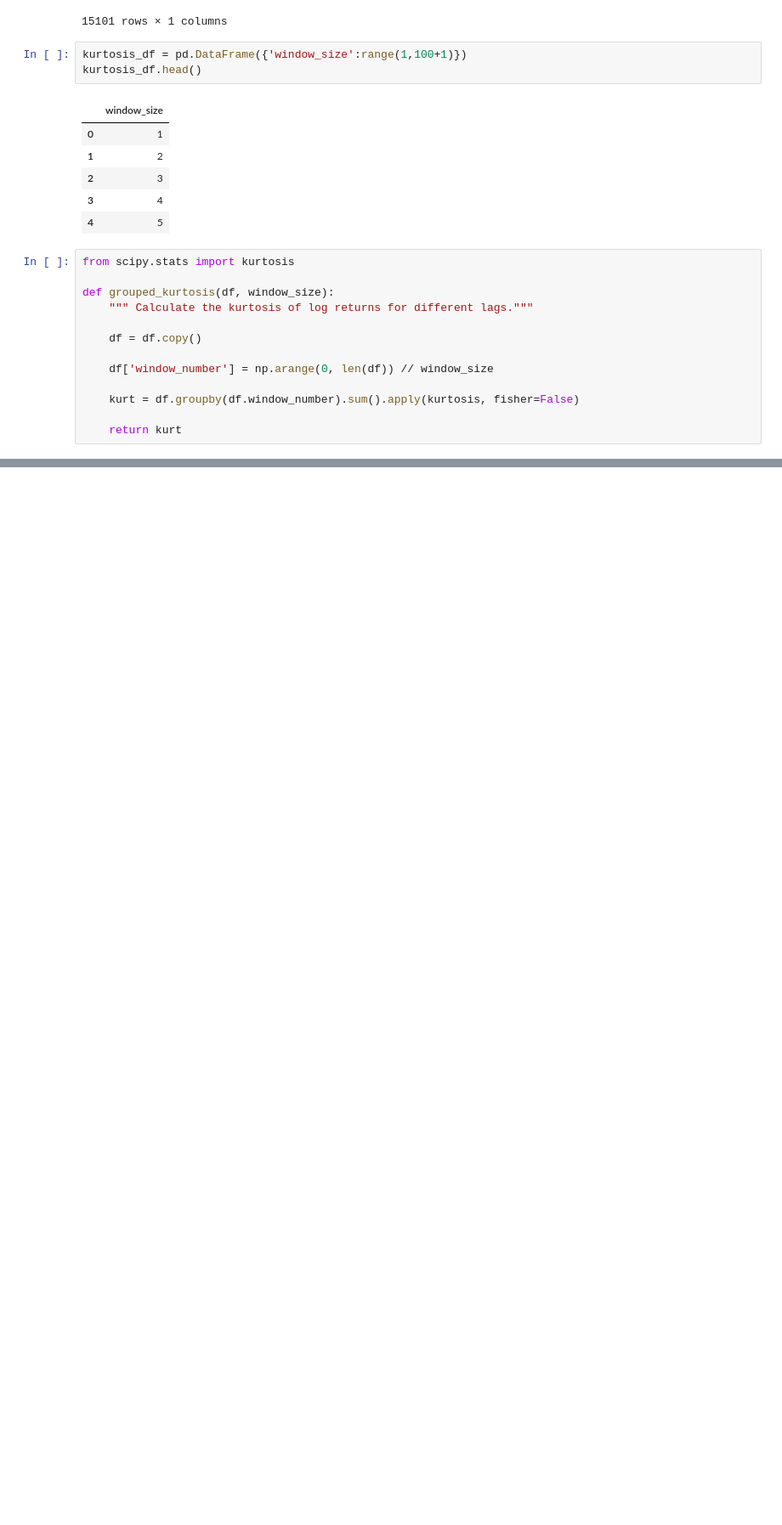
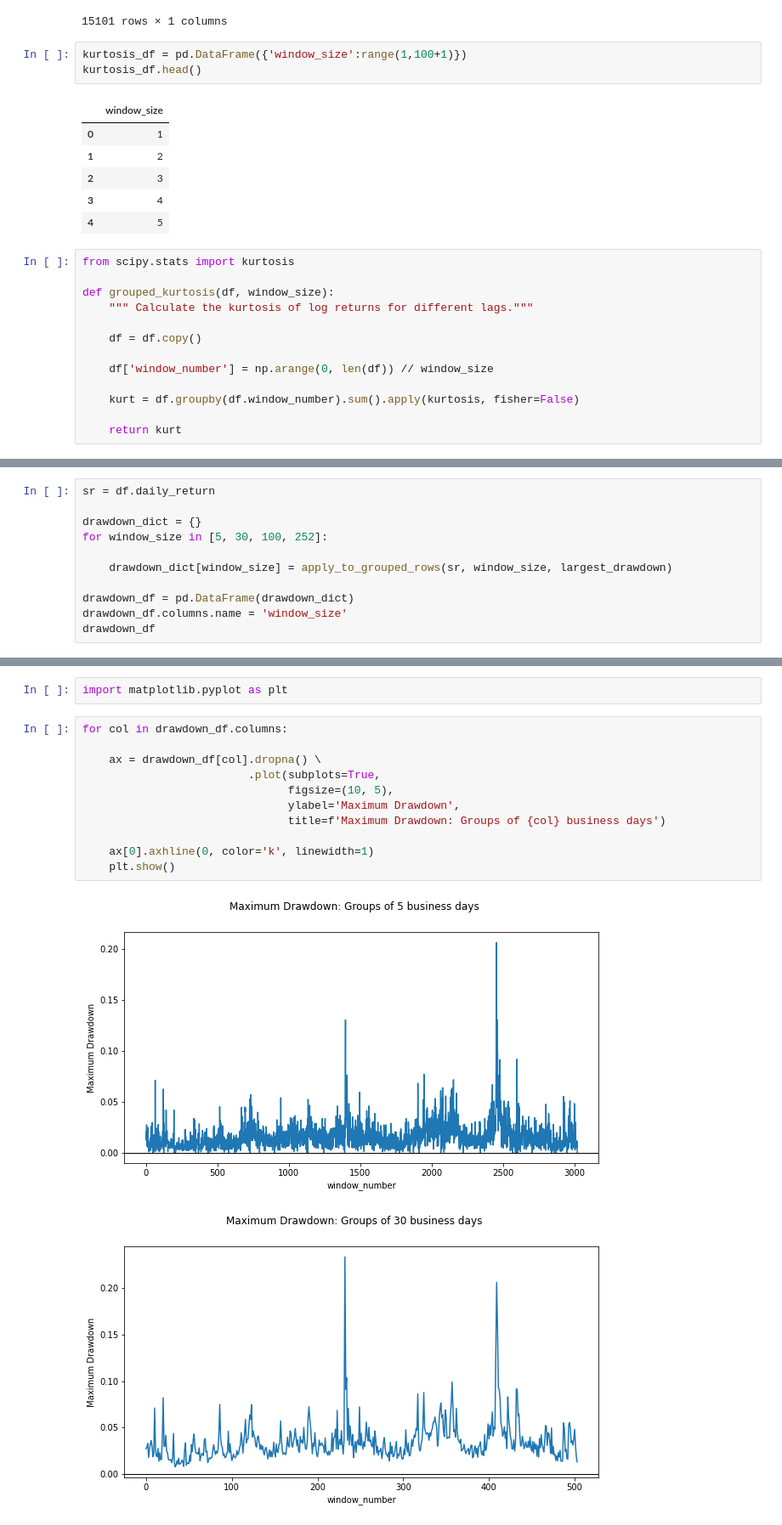
Before and after one commit to FergM/fattails, a Jupyter notebook: notebooks/NB37 - Diagnosing the SP500.ipynb, the cells around one changed output, grey strips where cells are left out. Shown at 85% size. Drawn from its saved outputs; the diff is of its cells as text; blank space fills up the shorter version.

```diff
--- a/notebooks/NB37 - Diagnosing the SP500.ipynb
+++ b/notebooks/NB37 - Diagnosing the SP500.ipynb
@@ -194,0 +295,11 @@ ax.legend();
+# %%
+sr = df.daily_return
+
+drawdown_dict = {}
+for window_size in [5, 30, 100, 252]:
+
+    drawdown_dict[window_size] = apply_to_grouped_rows(sr, window_size, largest_drawdown)
+
+drawdown_df = pd.DataFrame(drawdown_dict)
+drawdown_df.columns.name = 'window_size'
+drawdown_df
@@ -194,0 +330,16 @@ ax.legend();
+# %%
+import matplotlib.pyplot as plt
+# %%
+for col in drawdown_df.columns:
+
+    ax = drawdown_df[col].dropna() \
+                         .plot(subplots=True,
+                               figsize=(10, 5),
+                               ylabel='Maximum Drawdown',
+                               title=f'Maximum Drawdown: Groups of {col} business days')
+
+    ax[0].axhline(0, color='k', linewidth=1)
+    plt.show()
+# %% [output]
+[figure, added]
+[figure, added]
```
Also changed, not shown: parts of 16 cells of this notebook.
